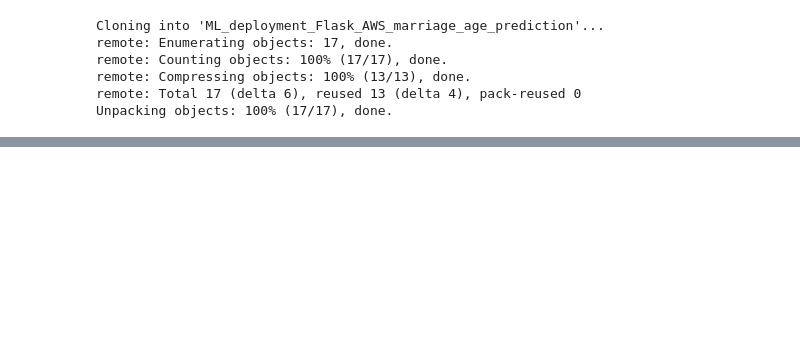
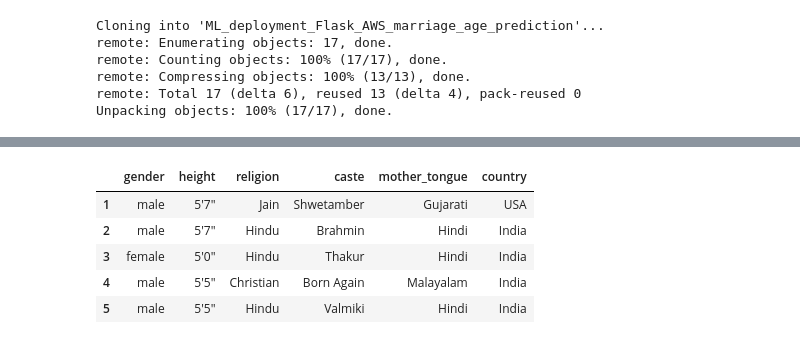
Before and after one commit to coolapple/deployML2, a Jupyter notebook: ML_Deployment_Flask_AWS_Marriage.ipynb, the cells around one changed output, grey strips where cells are left out. Drawn from its saved outputs; the diff is of its cells as text; code cells hidden in the pictures; blank space fills up the shorter version.

```diff
--- a/ML_Deployment_Flask_AWS_Marriage.ipynb
+++ b/ML_Deployment_Flask_AWS_Marriage.ipynb
@@ -24,0 +59,2 @@ Unpacking objects: 100% (17/17), done.
+# %%
+data.dropna(inplace=True)
@@ -24,0 +75,12 @@ Unpacking objects: 100% (17/17), done.
+# %%
+X = data.loc[:, ['gender', 'height', 'religion', 'caste', 'mother_tongue','country']]
+y = data.age_of_marriage
+# %%
+X.head()
+# %% [output]
+|  | gender | height | religion | caste | mother_tongue | country |
+| 1 | male | 5'7" | Jain | Shwetamber | Gujarati | USA |
+| 2 | male | 5'7" | Hindu | Brahmin | Hindi | India |
+| 3 | female | 5'0" | Hindu | Thakur | Hindi | India |
+| 4 | male | 5'5" | Christian | Born Again | Malayalam | India |
+| 5 | male | 5'5" | Hindu | Valmiki | Hindi | India |
```
Also changed, not shown: parts of 33 cells of this notebook.
